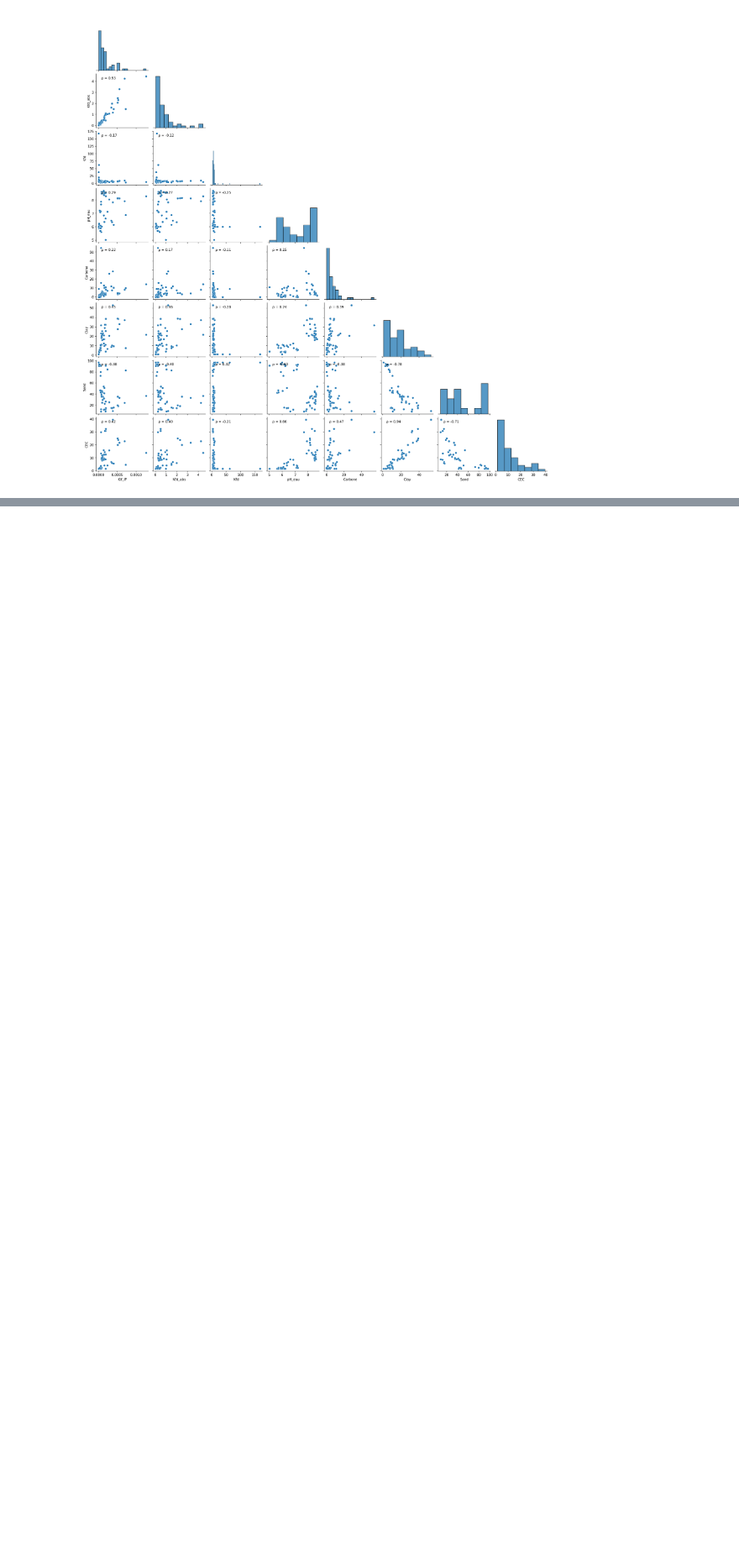
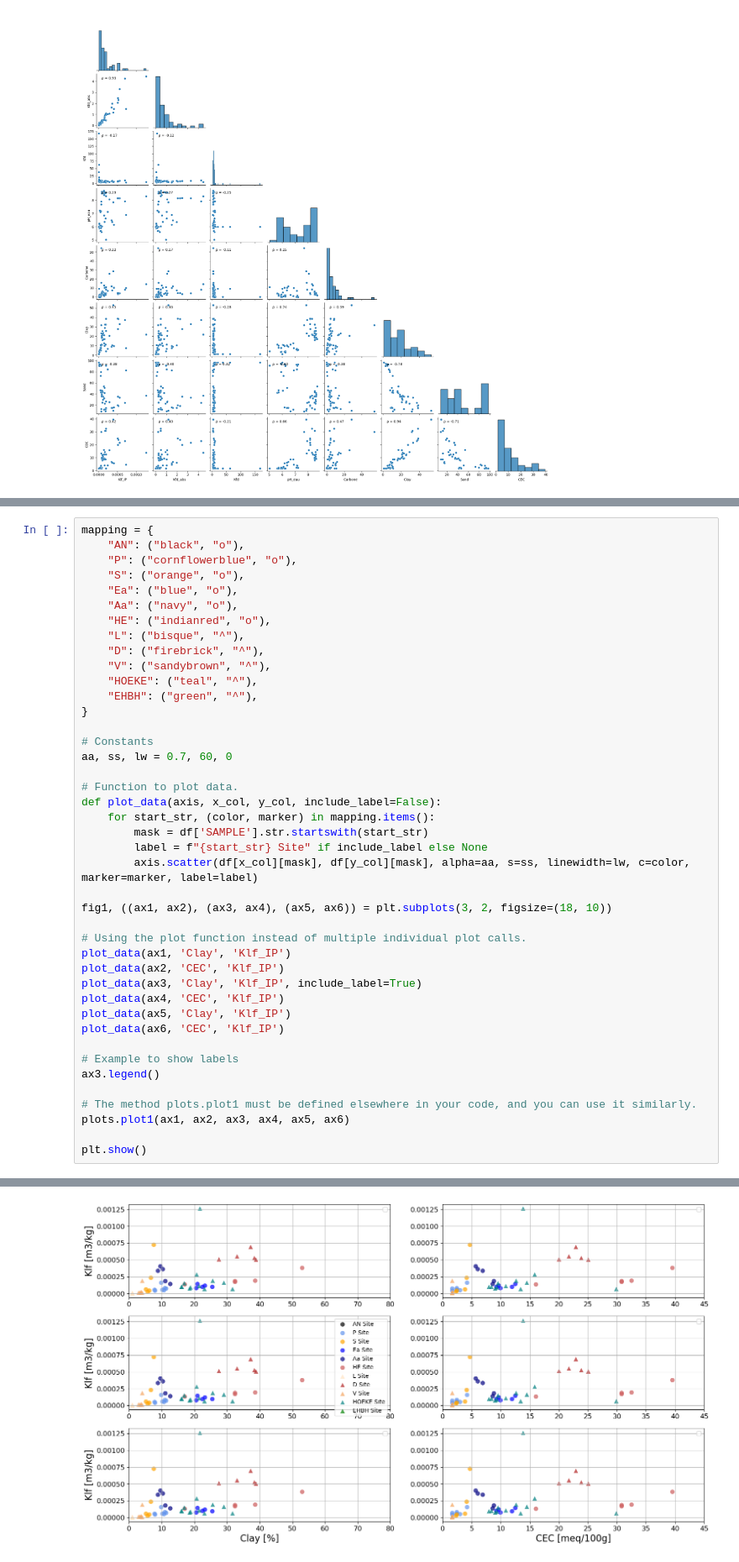
Before and after one commit to SENSE-UGent/kappa-CEC, a Jupyter notebook: cec_clay_susc.ipynb, the cells around one changed output, grey strips where cells are left out. Shown at 84% size. Drawn from its saved outputs; the diff is of its cells as text; blank space fills up the shorter version.

```diff
--- a/cec_clay_susc.ipynb
+++ b/cec_clay_susc.ipynb
@@ -213,0 +42,43 @@ No artists with labels found to put in legend.  Note that artists whose label st
+# %%
+mapping = {
+    "AN": ("black", "o"),
+    "P": ("cornflowerblue", "o"),
+    "S": ("orange", "o"),
+    "Ea": ("blue", "o"),
+    "Aa": ("navy", "o"),
+    "HE": ("indianred", "o"),
+    "L": ("bisque", "^"),
+    "D": ("firebrick", "^"),
+    "V": ("sandybrown", "^"),
+    "HOEKE": ("teal", "^"),
+    "EHBH": ("green", "^"),
+}
+
+# Constants
+aa, ss, lw = 0.7, 60, 0
+
+# Function to plot data.
+def plot_data(axis, x_col, y_col, include_label=False):
+    for start_str, (color, marker) in mapping.items():
+        mask = df['SAMPLE'].str.startswith(start_str)
+        label = f"{start_str} Site" if include_label else None
+        axis.scatter(df[x_col][mask], df[y_col][mask], alpha=aa, s=ss, linewidth=lw, c=color, marker=marker, label=label)
+
+fig1, ((ax1, ax2), (ax3, ax4), (ax5, ax6)) = plt.subplots(3, 2, figsize=(18, 10))
+
+# Using the plot function instead of multiple individual plot calls.
+plot_data(ax1, 'Clay', 'Klf_IP')
+plot_data(ax2, 'CEC', 'Klf_IP')
+plot_data(ax3, 'Clay', 'Klf_IP', include_label=True)
+plot_data(ax4, 'CEC', 'Klf_IP')
+plot_data(ax5, 'Clay', 'Klf_IP')
+plot_data(ax6, 'CEC', 'Klf_IP')
+
+# Example to show labels
+ax3.legend()
+
+# The method plots.plot1 must be defined elsewhere in your code, and you can use it similarly.
+plots.plot1(ax1, ax2, ax3, ax4, ax5, ax6)
+
+plt.show()
+# %% [output]
@@ -213,0 +91 @@ No artists with labels found to put in legend.  Note that artists whose label st
+[figure, added]
```
Also changed, not shown: parts of 6 cells of this notebook.
